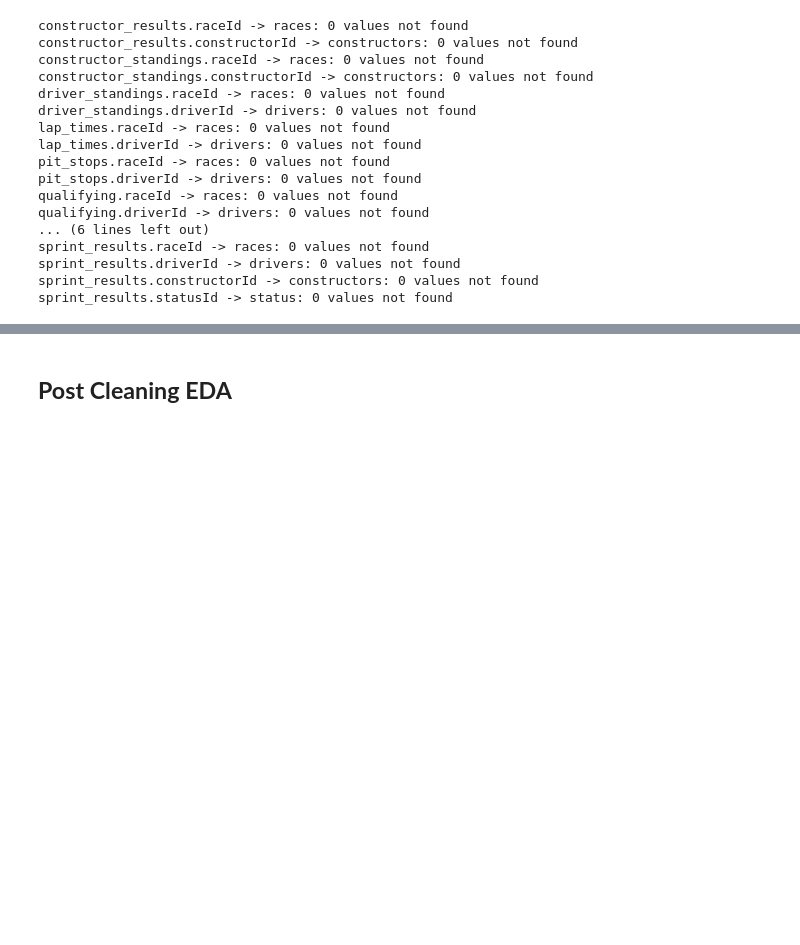
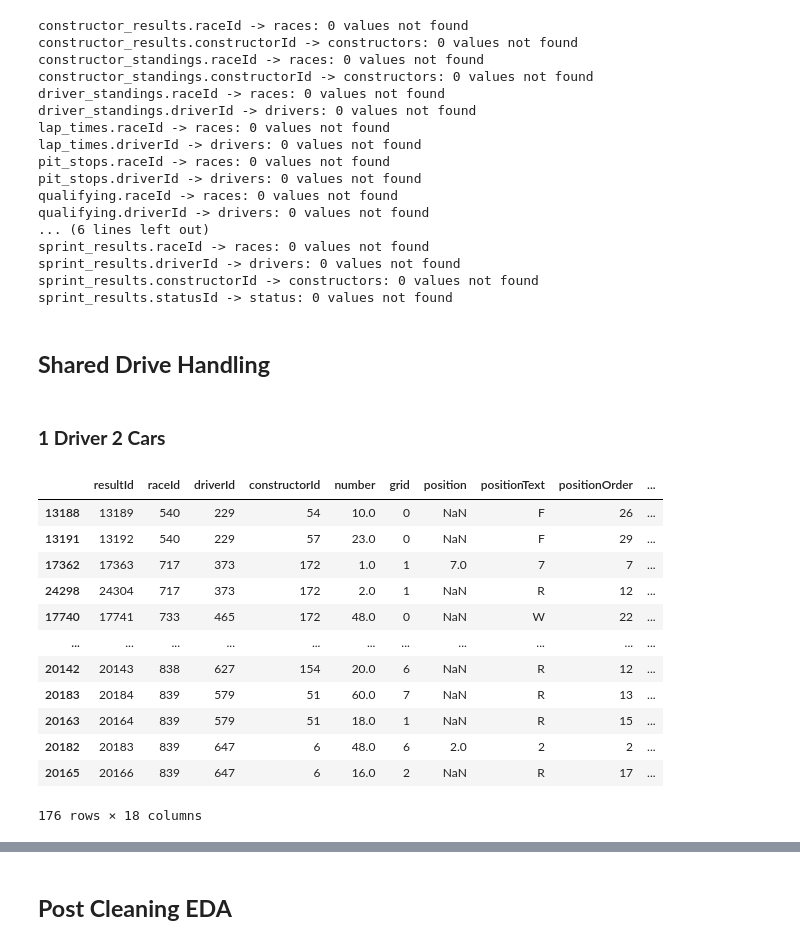
Before and after one commit to EchoKnights/CSEN903-Project, a Jupyter notebook: acl-milestone.ipynb, the cells around one changed output, grey strips where cells are left out. Cells and saved outputs as stored; diff of their text form; code cells hidden in the pictures; blank space fills up the shorter version.

```diff
--- a/acl-milestone.ipynb
+++ b/acl-milestone.ipynb
@@ -73,8 +372,7 @@ tables = {
 # %% [markdown]
 ## **String Normalization**
 # %%
-# for column in df.columns:
-#     if(df[column].dtype == object):
-#         df[column] = df[column].str.lower()
-#         df[column] = df[column].str.strip()
-#         df[column] = df[column].replace(r'^\s*$', np.nan, regex=True)
+for column in df.columns:
+    if(df[column].dtype == object):
+        df[column] = df[column].str.strip()
+        df[column] = df[column].replace(r'^\s*$', np.nan, regex=True)
@@ -657,3 +665,34 @@ sprint_results.raceId -> races: 0 values not found
 sprint_results.driverId -> drivers: 0 values not found
 sprint_results.constructorId -> constructors: 0 values not found
 sprint_results.statusId -> status: 0 values not found
+# %% [markdown]
+## **Shared Drive Handling**
+# %% [markdown]
+### **1 Driver 2 Cars**
+# %%
+# all duplicates
+temporary_results = cleaned_tables['results']
+duplicates = (
+    temporary_results[
+        temporary_results.duplicated(
+            ['raceId', 'driverId'],
+            keep=False
+        )
+    ]
+    .sort_values(['raceId', 'driverId', 'positionOrder'])
+)
+duplicates
+# %% [output]
+|  | resultId | raceId | driverId | constructorId | number | grid | position | positionText | positionOrder | ... |
+| 13188 | 13189 | 540 | 229 | 54 | 10.0 | 0 | NaN | F | 26 | ... |
+| 13191 | 13192 | 540 | 229 | 57 | 23.0 | 0 | NaN | F | 29 | ... |
+| 17362 | 17363 | 717 | 373 | 172 | 1.0 | 1 | 7.0 | 7 | 7 | ... |
+| 24298 | 24304 | 717 | 373 | 172 | 2.0 | 1 | NaN | R | 12 | ... |
+| 17740 | 17741 | 733 | 465 | 172 | 48.0 | 0 | NaN | W | 22 | ... |
+| ... | ... | ... | ... | ... | ... | ... | ... | ... | ... | ... |
+| 20142 | 20143 | 838 | 627 | 154 | 20.0 | 6 | NaN | R | 12 | ... |
+| 20183 | 20184 | 839 | 579 | 51 | 60.0 | 7 | NaN | R | 13 | ... |
+| 20163 | 20164 | 839 | 579 | 51 | 18.0 | 1 | NaN | R | 15 | ... |
+| 20182 | 20183 | 839 | 647 | 6 | 48.0 | 6 | 2.0 | 2 | 2 | ... |
+| 20165 | 20166 | 839 | 647 | 6 | 16.0 | 2 | NaN | R | 17 | ... |
+176 rows × 18 columns
```
Also changed, not shown: parts of 30 cells of this notebook.
